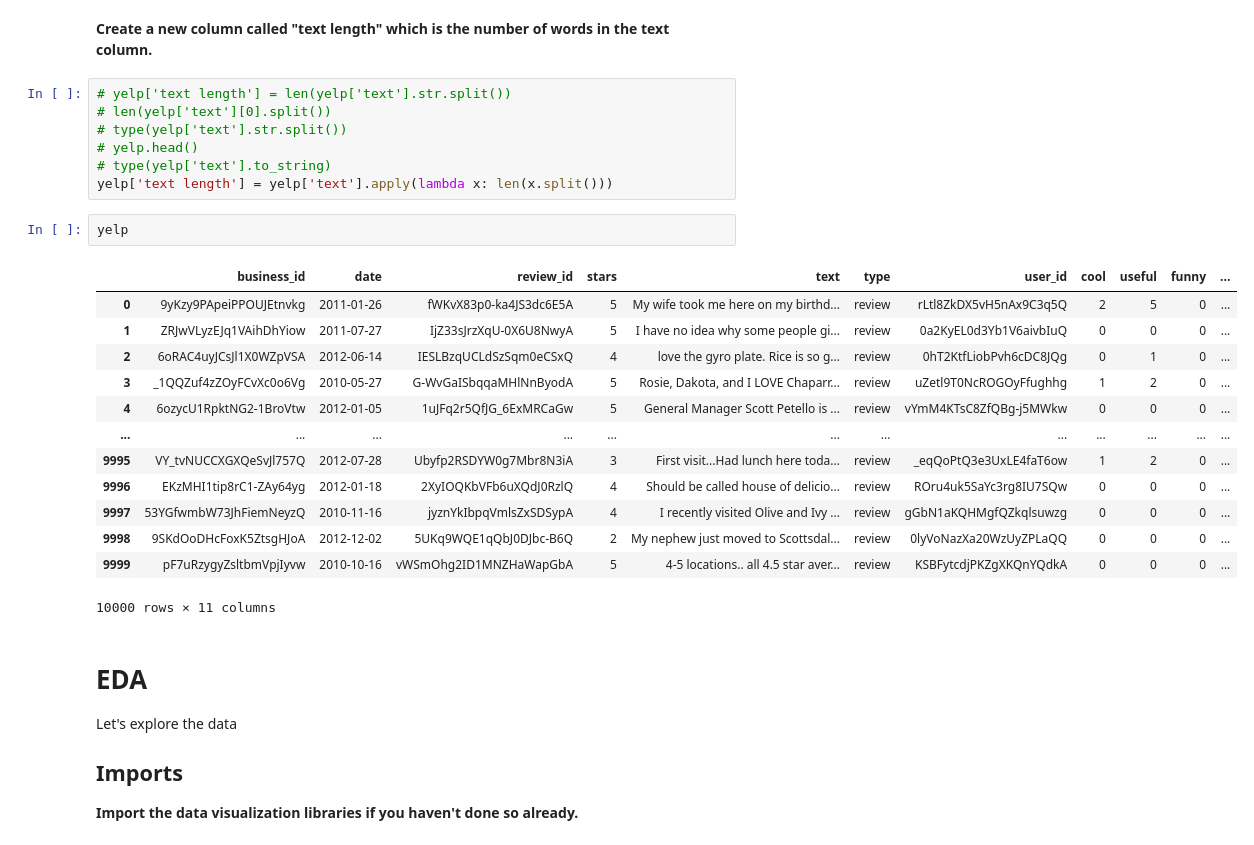
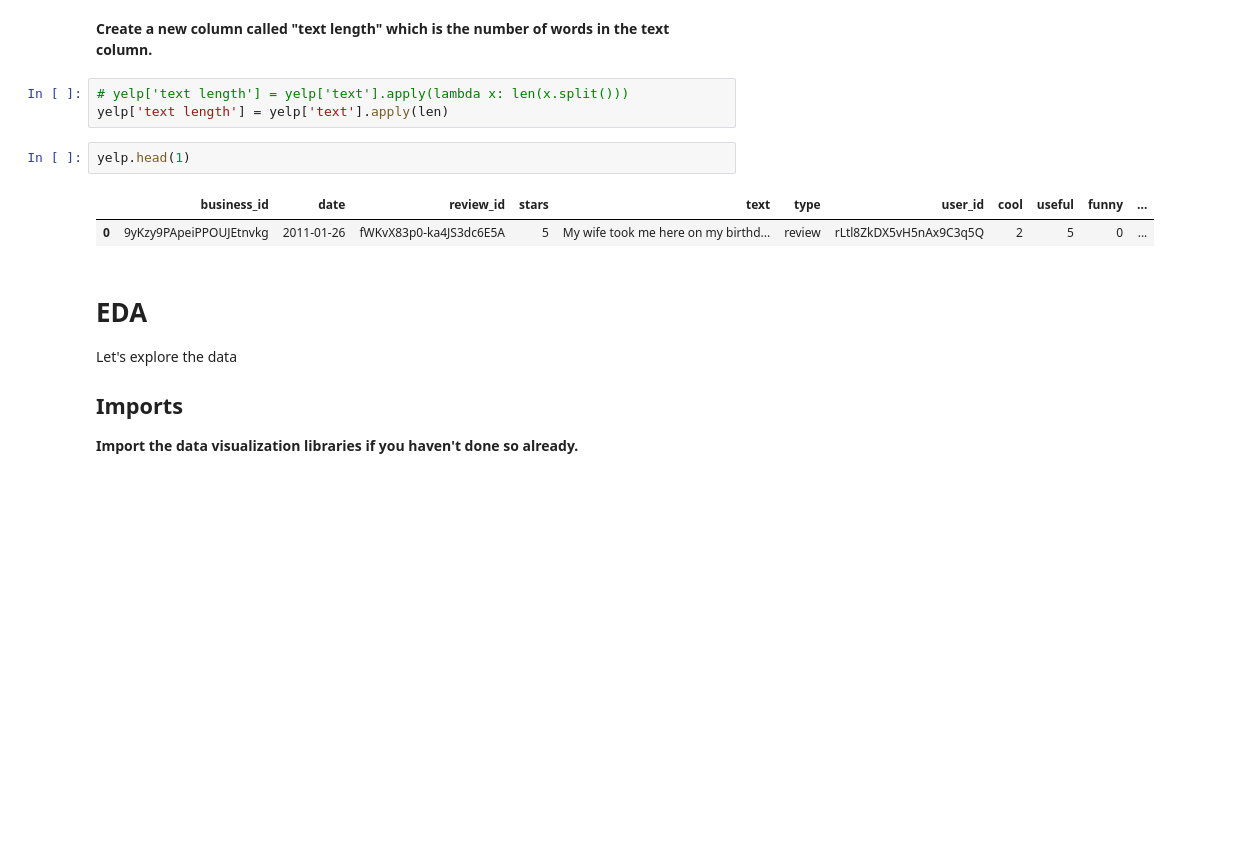
Before and after one commit to PatrickTung/Py_DS_ML_Bootcamp-master, a Jupyter notebook: 20-Natural-Language-Processing/02-NLP Project.ipynb, the cells around one changed output. Cells and saved outputs as stored; diff of their text form; blank space fills up the shorter version.

```diff
--- a/20-Natural-Language-Processing/02-NLP Project.ipynb
+++ b/20-Natural-Language-Processing/02-NLP Project.ipynb
@@ -84,29 +84,14 @@ yelp.describe()
 | max | 5.000000 | 77.000000 | 76.000000 | 57.000000 |
 # %% [markdown]
 **Create a new column called "text length" which is the number of words in the text column.**
-# %%
-# yelp['text length'] = len(yelp['text'].str.split())
-# len(yelp['text'][0].split())
-# type(yelp['text'].str.split())
-# yelp.head()
-# type(yelp['text'].to_string)
-yelp['text length'] = yelp['text'].apply(lambda x: len(x.split()))
+# %%
+# yelp['text length'] = yelp['text'].apply(lambda x: len(x.split()))
+yelp['text length'] = yelp['text'].apply(len)
 # %%
-yelp
+yelp.head(1)
 # %% [output]
 |  | business_id | date | review_id | stars | text | type | user_id | cool | useful | funny | ... |
 | 0 | 9yKzy9PApeiPPOUJEtnvkg | 2011-01-26 | fWKvX83p0-ka4JS3dc6E5A | 5 | My wife took me here on my birthd... | review | rLtl8ZkDX5vH5nAx9C3q5Q | 2 | 5 | 0 | ... |
-| 1 | ZRJwVLyzEJq1VAihDhYiow | 2011-07-27 | IjZ33sJrzXqU-0X6U8NwyA | 5 | I have no idea why some people gi... | review | 0a2KyEL0d3Yb1V6aivbIuQ | 0 | 0 | 0 | ... |
-| 2 | 6oRAC4uyJCsJl1X0WZpVSA | 2012-06-14 | IESLBzqUCLdSzSqm0eCSxQ | 4 | love the gyro plate. Rice is so g... | review | 0hT2KtfLiobPvh6cDC8JQg | 0 | 1 | 0 | ... |
-| 3 | _1QQZuf4zZOyFCvXc0o6Vg | 2010-05-27 | G-WvGaISbqqaMHlNnByodA | 5 | Rosie, Dakota, and I LOVE Chaparr... | review | uZetl9T0NcROGOyFfughhg | 1 | 2 | 0 | ... |
-| 4 | 6ozycU1RpktNG2-1BroVtw | 2012-01-05 | 1uJFq2r5QfJG_6ExMRCaGw | 5 | General Manager Scott Petello is ... | review | vYmM4KTsC8ZfQBg-j5MWkw | 0 | 0 | 0 | ... |
-| ... | ... | ... | ... | ... | ... | ... | ... | ... | ... | ... | ... |
-| 9995 | VY_tvNUCCXGXQeSvJl757Q | 2012-07-28 | Ubyfp2RSDYW0g7Mbr8N3iA | 3 | First visit...Had lunch here toda... | review | _eqQoPtQ3e3UxLE4faT6ow | 1 | 2 | 0 | ... |
-| 9996 | EKzMHI1tip8rC1-ZAy64yg | 2012-01-18 | 2XyIOQKbVFb6uXQdJ0RzlQ | 4 | Should be called house of delicio... | review | ROru4uk5SaYc3rg8IU7SQw | 0 | 0 | 0 | ... |
-| 9997 | 53YGfwmbW73JhFiemNeyzQ | 2010-11-16 | jyznYkIbpqVmlsZxSDSypA | 4 | I recently visited Olive and Ivy ... | review | gGbN1aKQHMgfQZkqlsuwzg | 0 | 0 | 0 | ... |
-| 9998 | 9SKdOoDHcFoxK5ZtsgHJoA | 2012-12-02 | 5UKq9WQE1qQbJ0DJbc-B6Q | 2 | My nephew just moved to Scottsdal... | review | 0lyVoNazXa20WzUyZPLaQQ | 0 | 0 | 0 | ... |
-| 9999 | pF7uRzygyZsltbmVpjIyvw | 2010-10-16 | vWSmOhg2ID1MNZHaWapGbA | 5 | 4-5 locations.. all 4.5 star aver... | review | KSBFytcdjPKZgXKQnYQdkA | 0 | 0 | 0 | ... |
-10000 rows × 11 columns
 # %% [markdown]
 # EDA
 
```
Also changed, not shown: parts of 26 cells of this notebook, 1 other file.
